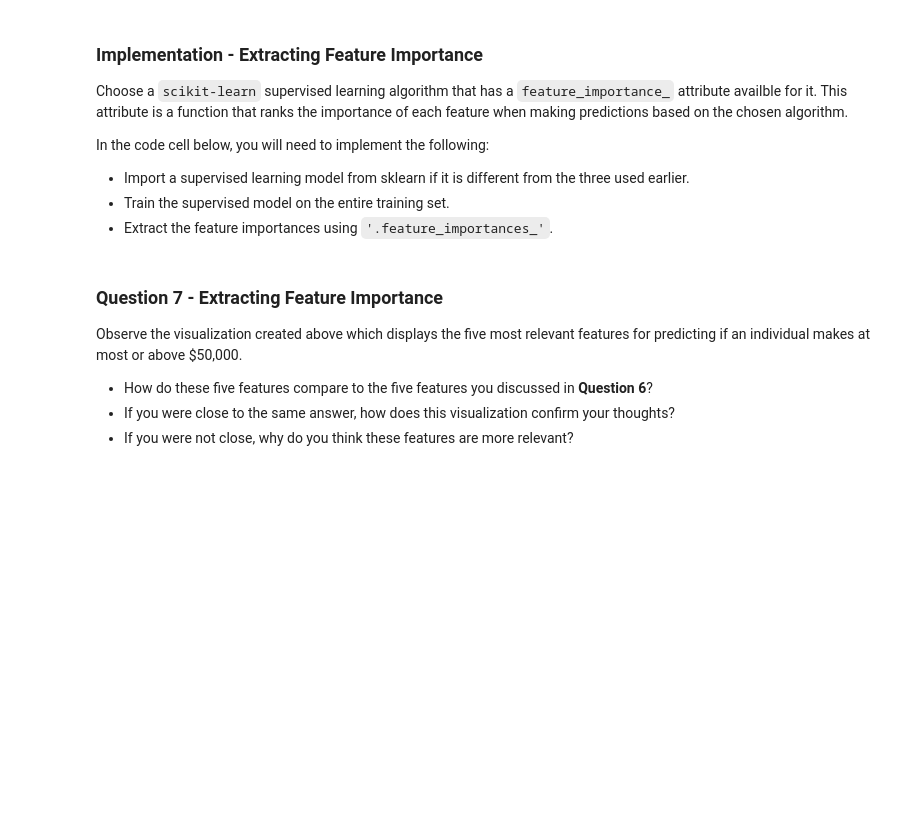
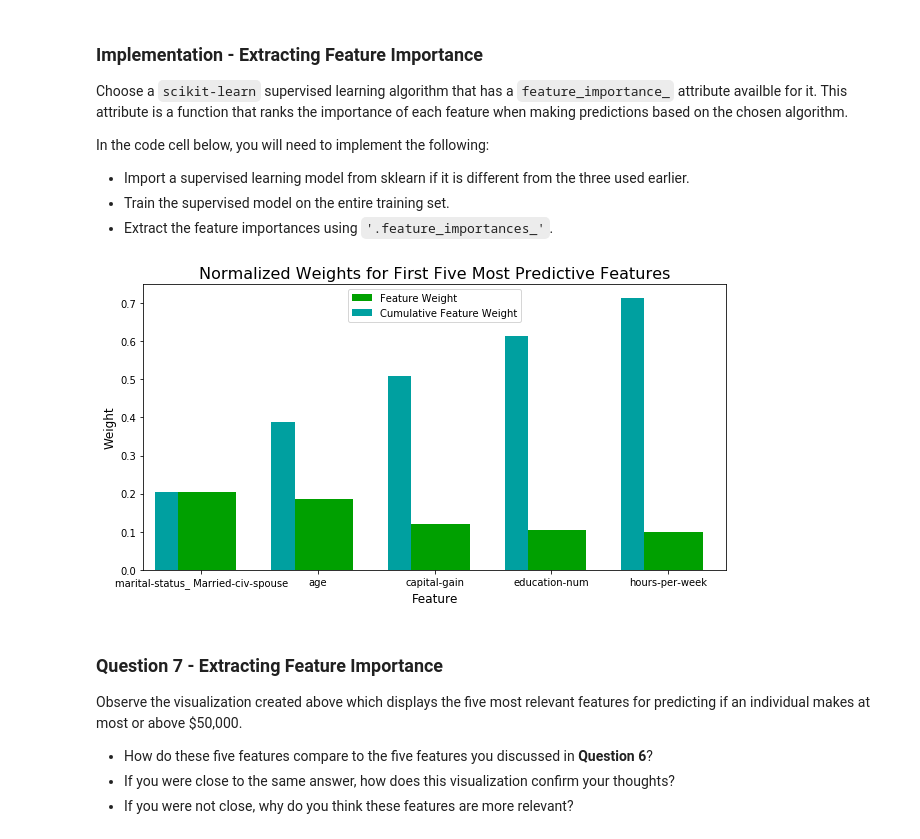
Before and after one commit to m00nd00r/Finding-Donors, a Jupyter notebook: finding_donors.ipynb, the cells around one changed output. Drawn from its saved outputs; the diff is of its cells as text; code cells hidden in the pictures; blank space fills up the shorter version.

```diff
--- a/finding_donors.ipynb
+++ b/finding_donors.ipynb
@@ -193,7 +189,7 @@ from sklearn.model_selection import train_test_split
 
 # Split the 'features' and 'income' data into training and testing sets
 X_train, X_test, y_train, y_test = train_test_split(features_final,
-                                                    income,
+                                                    income.as_matrix(),
                                                     test_size = 0.2,
                                                     random_state = 0)
 
@@ -545,16 +582,18 @@ In the code cell below, you will need to implement the following:
  - Extract the feature importances using `'.feature_importances_'`.
 # %%
 # TODO: Import a supervised learning model that has 'feature_importances_'
-
+rfc = RandomForestClassifier(max_features=None, criterion='entropy', random_state=0, oob_score=True)
 
 # TODO: Train the supervised model on the training set using .fit(X_train, y_train)
-model = None
+model = rfc.fit(X_train, y_train)
 
 # TODO: Extract the feature importances using .feature_importances_
-importances = None
+importances = model.feature_importances_
 
 # Plot
 vs.feature_plot(importances, X_train, y_train)
+# %% [output]
+[figure, added]
 # %% [markdown]
 ### Question 7 - Extracting Feature Importance
 
```
Also changed, not shown: parts of 17 cells of this notebook, 1 other file.
